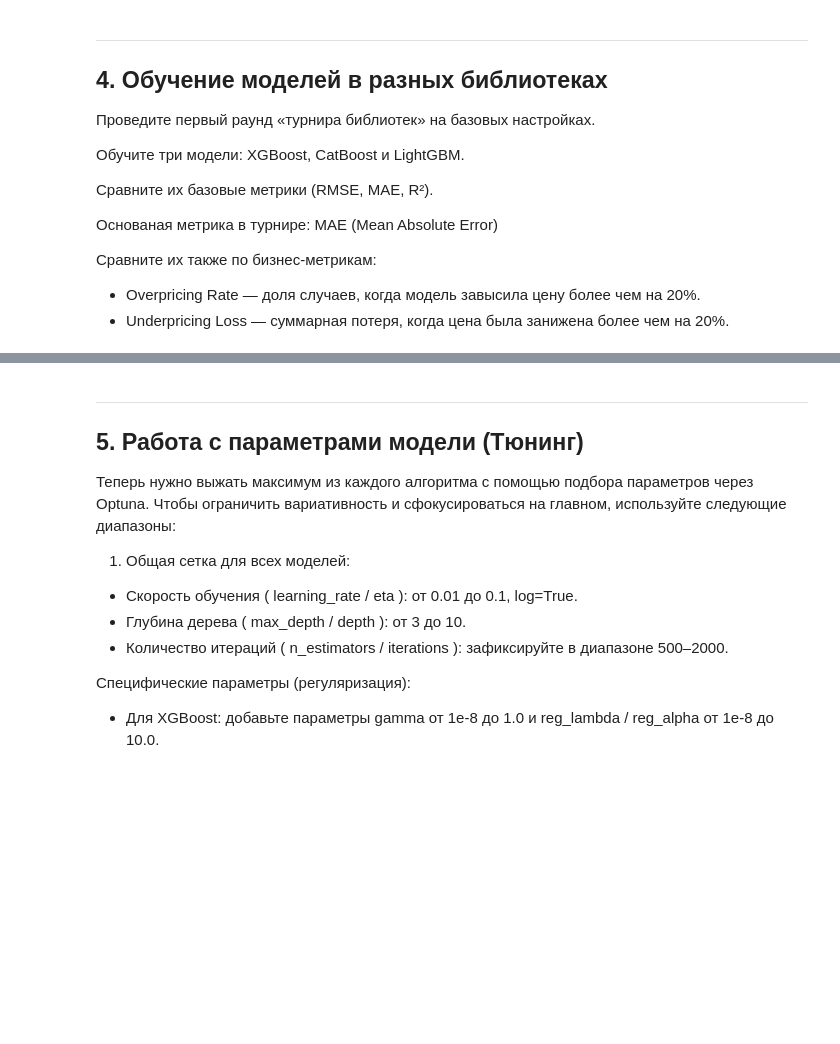
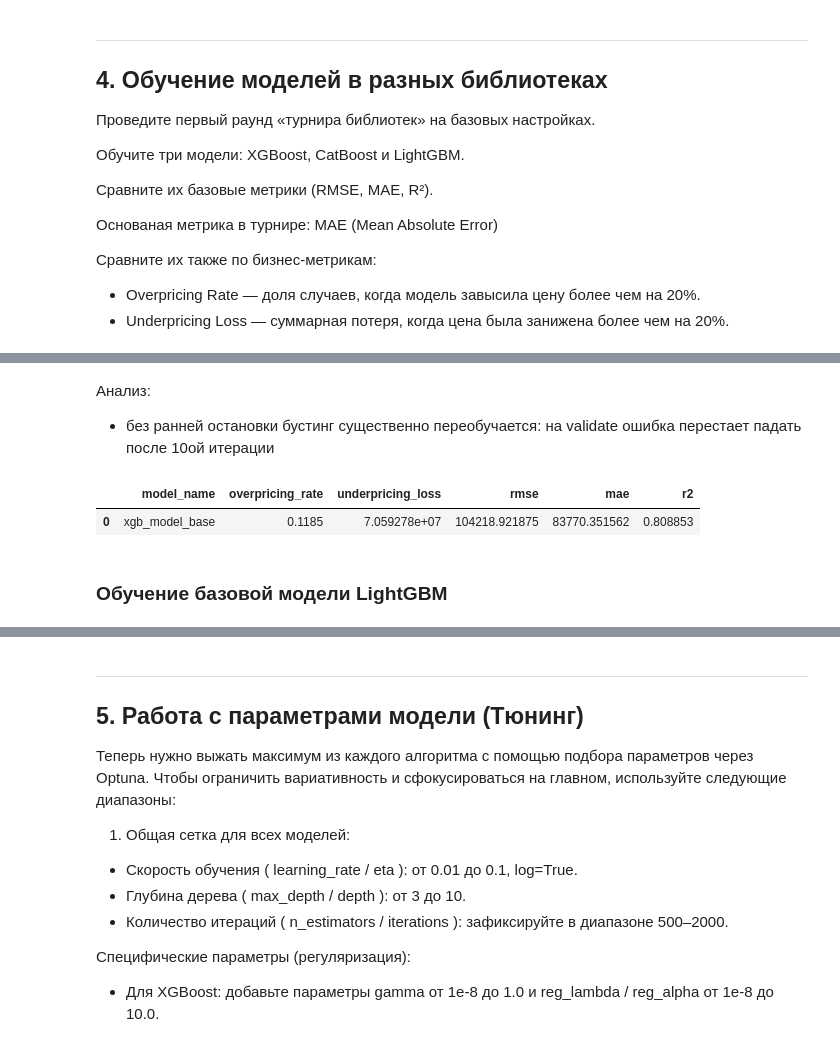
Before and after one commit to Plakhotniuk/practicum_ds, a Jupyter notebook: ml/grad_boosting/project/project.ipynb, the cells around one changed output, grey strips where cells are left out. Saved outputs shown, nothing was run; the diff lists cells and outputs as text; code cells hidden in the pictures; blank space fills up the shorter version.

Commit message:
обучение baseline

```diff
--- a/ml/grad_boosting/project/project.ipynb
+++ b/ml/grad_boosting/project/project.ipynb
@@ -558,0 +696,16 @@ def calc_business_metrics(y_true, y_pred):
+# %% [markdown]
+Анализ:
+- без ранней остановки бустинг существенно переобучается: на validate ошибка перестает падать после 10ой итерации
+# %%
+# метрики на validate
+y_val_pred_xgb_model_base = xgb_model_base.predict(X_val)
+# %%
+xgb_model_base_metrics = calc_metrics(
+    y_val_pred_xgb_model_base, y_val, model_name='xgb_model_base'
+)
+xgb_model_base_metrics
+# %% [output]
+|  | model_name | overpricing_rate | underpricing_loss | rmse | mae | r2 |
+| 0 | xgb_model_base | 0.1185 | 7.059278e+07 | 104218.921875 | 83770.351562 | 0.808853 |
+# %% [markdown]
+### Обучение базовой модели LightGBM
```
Also changed, not shown: parts of 25 cells of this notebook.
